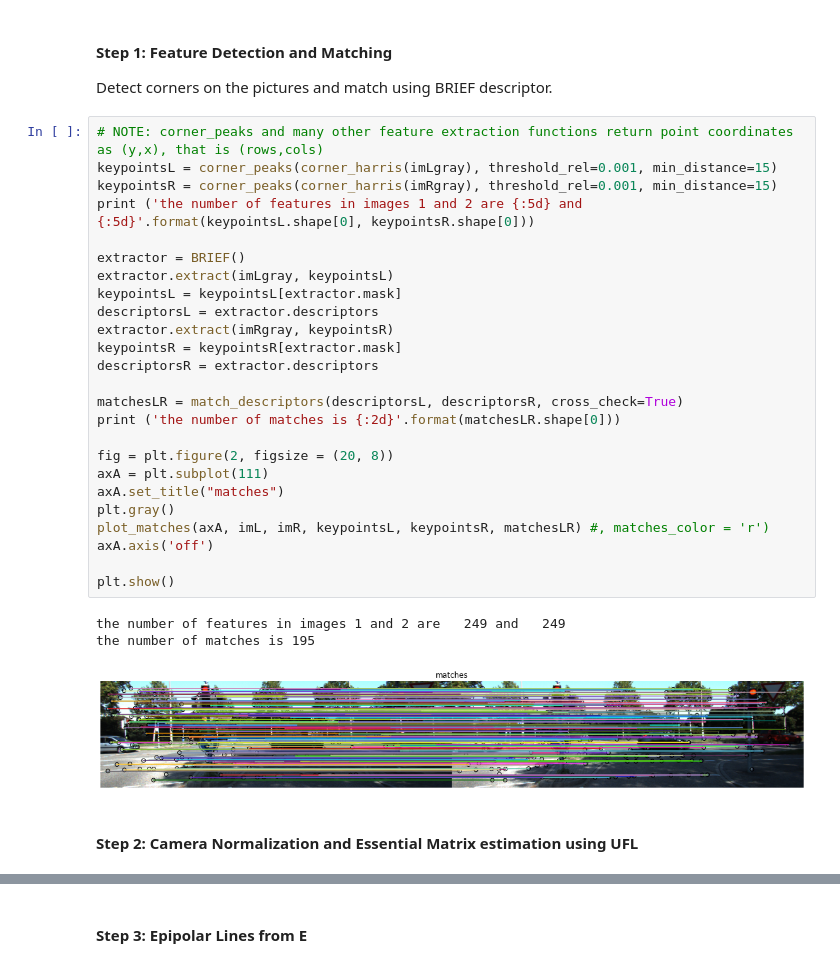
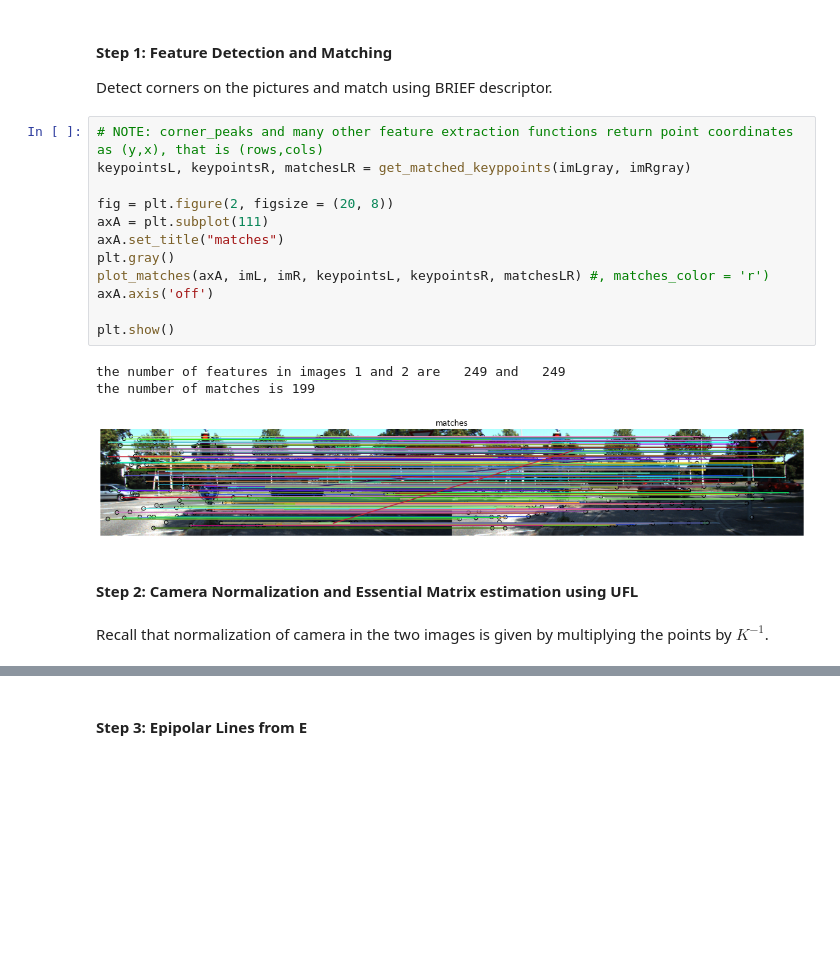
Before and after one commit to meixinzhang/rigid-moving-objects, a Jupyter notebook: rigid-moving-object.ipynb, the cells around one changed output, grey strips where cells are left out. Drawn from its saved outputs; the diff is of its cells as text; blank space fills up the shorter version.

```diff
--- a/rigid-moving-object.ipynb
+++ b/rigid-moving-object.ipynb
@@ -79,33 +82,22 @@ plt.show()
 Detect corners on the pictures and match using BRIEF descriptor.
 # %%
 # NOTE: corner_peaks and many other feature extraction functions return point coordinates as (y,x), that is (rows,cols)
-keypointsL = corner_peaks(corner_harris(imLgray), threshold_rel=0.001, min_distance=15)
-keypointsR = corner_peaks(corner_harris(imRgray), threshold_rel=0.001, min_distance=15)
-print ('the number of features in images 1 and 2 are {:5d} and {:5d}'.format(keypointsL.shape[0], keypointsR.shape[0]))
-
-extractor = BRIEF()
-extractor.extract(imLgray, keypointsL)
-keypointsL = keypointsL[extractor.mask]
-descriptorsL = extractor.descriptors
-extractor.extract(imRgray, keypointsR)
-keypointsR = keypointsR[extractor.mask]
-descriptorsR = extractor.descriptors
-
-matchesLR = match_descriptors(descriptorsL, descriptorsR, cross_check=True)
-print ('the number of matches is {:2d}'.format(matchesLR.shape[0]))
+keypointsL, keypointsR, matchesLR = get_matched_keyppoints(imLgray, imRgray)
 
 fig = plt.figure(2, figsize = (20, 8))
 axA = plt.subplot(111)
 axA.set_title("matches")
 plt.gray()
 plot_matches(axA, imL, imR, keypointsL, keypointsR, matchesLR) #, matches_color = 'r')
 axA.axis('off')
 
 plt.show()
 # %% [output]
 the number of features in images 1 and 2 are   249 and   249
-the number of matches is 195
+the number of matches is 199
-[figure, old version]
+[figure, new version]
 # %% [markdown]
 #### Step 2: Camera Normalization and Essential Matrix estimation using UFL
+# %% [markdown]
+Recall that normalization of camera in the two images is given by multiplying the points by $K^{-1}$.
 # %%
```
Also changed, not shown: parts of 3 cells of this notebook, 5 other files.
